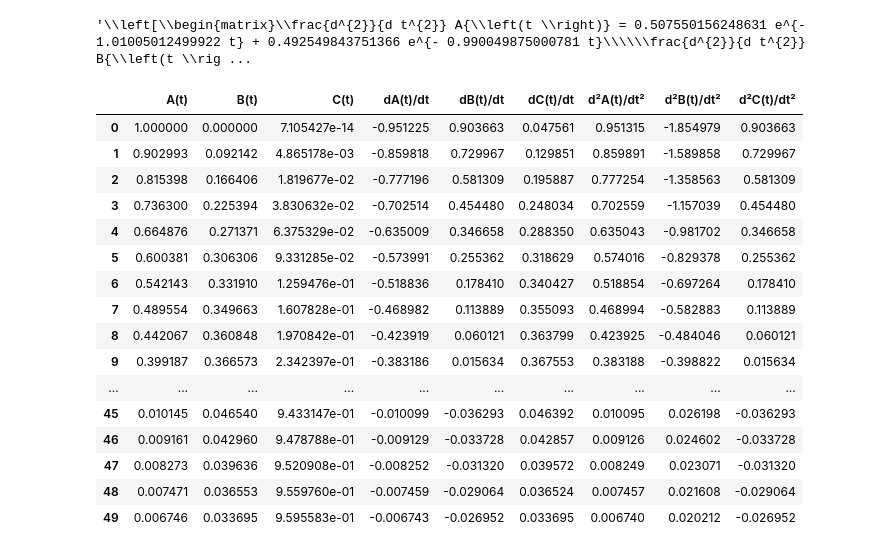
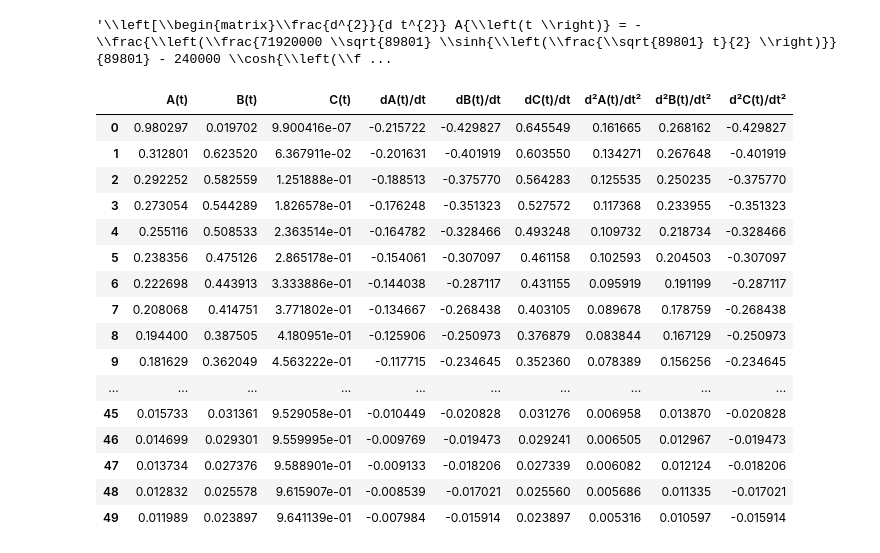
Before and after one commit to AllanKamimura/Pai_ta_ON_python, a Jupyter notebook: 2021_SME0340_ODE.ipynb, the cells around one changed output. Drawn from its saved outputs; the diff is of its cells as text; code cells hidden in the pictures.

Commit message:
Laplace Transform

```diff
--- a/2021_SME0340_ODE.ipynb
+++ b/2021_SME0340_ODE.ipynb
@@ -197,30 +374,39 @@ $\displaystyle \left[\begin{matrix}\frac{d^{2}}{d t^{2}} A{\left(t \right)} = 0.
 # %%
-sympy.latex(ddxh)
+sympy.latex(ddxl)
 # %% [output]
-'\\left[\\begin{matrix}\\frac{d^{2}}{d t^{2}} A{\\left(t \\right)} = 0.507550156248631 e^{- 1.01005012499922 t} + 0.492549843751366 e^{- 0.990049875000781 t}\\\\\\frac{d^{2}}{d t^{2}} B{\\left(t \\rig ...
+'\\left[\\begin{matrix}\\frac{d^{2}}{d t^{2}} A{\\left(t \\right)} = - \\frac{\\left(\\frac{71920000 \\sqrt{89801} \\sinh{\\left(\\frac{\\sqrt{89801} t}{2} \\right)}}{89801} - 240000 \\cosh{\\left(\\f ...
 # %%
 #@title ## Todos os valores { run: "auto", form-width: "20%", display-mode: "form" }
 
+#@markdown ---
+#@markdown ### Escolha o Método
+metodo = "laplace" #@param ["autovetor", "laplace"]
+
 import pandas as pd
+if metodo == "autovetor":
+    show = pd.concat([df,ddf,dddf], axis = 1)
 
-pd.concat([df,ddf,dddf], axis = 1)
+if metodo == "laplace":
+    show = pd.concat([df2,ddf2,dddf2], axis = 1)
+
+show
 # %% [output]
 |  | A(t) | B(t) | C(t) | dA(t)/dt | dB(t)/dt | dC(t)/dt | d²A(t)/dt² | d²B(t)/dt² | d²C(t)/dt² |
-| 0 | 1.000000 | 0.000000 | 7.105427e-14 | -0.951225 | 0.903663 | 0.047561 | 0.951315 | -1.854979 | 0.903663 |
-| 1 | 0.902993 | 0.092142 | 4.865178e-03 | -0.859818 | 0.729967 | 0.129851 | 0.859891 | -1.589858 | 0.729967 |
-| 2 | 0.815398 | 0.166406 | 1.819677e-02 | -0.777196 | 0.581309 | 0.195887 | 0.777254 | -1.358563 | 0.581309 |
-| 3 | 0.736300 | 0.225394 | 3.830632e-02 | -0.702514 | 0.454480 | 0.248034 | 0.702559 | -1.157039 | 0.454480 |
-| 4 | 0.664876 | 0.271371 | 6.375329e-02 | -0.635009 | 0.346658 | 0.288350 | 0.635043 | -0.981702 | 0.346658 |
-| 5 | 0.600381 | 0.306306 | 9.331285e-02 | -0.573991 | 0.255362 | 0.318629 | 0.574016 | -0.829378 | 0.255362 |
-| 6 | 0.542143 | 0.331910 | 1.259476e-01 | -0.518836 | 0.178410 | 0.340427 | 0.518854 | -0.697264 | 0.178410 |
-| 7 | 0.489554 | 0.349663 | 1.607828e-01 | -0.468982 | 0.113889 | 0.355093 | 0.468994 | -0.582883 | 0.113889 |
-| 8 | 0.442067 | 0.360848 | 1.970842e-01 | -0.423919 | 0.060121 | 0.363799 | 0.423925 | -0.484046 | 0.060121 |
-| 9 | 0.399187 | 0.366573 | 2.342397e-01 | -0.383186 | 0.015634 | 0.367553 | 0.383188 | -0.398822 | 0.015634 |
+| 0 | 0.980297 | 0.019702 | 9.900416e-07 | -0.215722 | -0.429827 | 0.645549 | 0.161665 | 0.268162 | -0.429827 |
+| 1 | 0.312801 | 0.623520 | 6.367911e-02 | -0.201631 | -0.401919 | 0.603550 | 0.134271 | 0.267648 | -0.401919 |
+| 2 | 0.292252 | 0.582559 | 1.251888e-01 | -0.188513 | -0.375770 | 0.564283 | 0.125535 | 0.250235 | -0.375770 |
+| 3 | 0.273054 | 0.544289 | 1.826578e-01 | -0.176248 | -0.351323 | 0.527572 | 0.117368 | 0.233955 | -0.351323 |
+| 4 | 0.255116 | 0.508533 | 2.363514e-01 | -0.164782 | -0.328466 | 0.493248 | 0.109732 | 0.218734 | -0.328466 |
+| 5 | 0.238356 | 0.475126 | 2.865178e-01 | -0.154061 | -0.307097 | 0.461158 | 0.102593 | 0.204503 | -0.307097 |
+| 6 | 0.222698 | 0.443913 | 3.333886e-01 | -0.144038 | -0.287117 | 0.431155 | 0.095919 | 0.191199 | -0.287117 |
+| 7 | 0.208068 | 0.414751 | 3.771802e-01 | -0.134667 | -0.268438 | 0.403105 | 0.089678 | 0.178759 | -0.268438 |
+| 8 | 0.194400 | 0.387505 | 4.180951e-01 | -0.125906 | -0.250973 | 0.376879 | 0.083844 | 0.167129 | -0.250973 |
+| 9 | 0.181629 | 0.362049 | 4.563222e-01 | -0.117715 | -0.234645 | 0.352360 | 0.078389 | 0.156256 | -0.234645 |
 | ... | ... | ... | ... | ... | ... | ... | ... | ... | ... |
-| 45 | 0.010145 | 0.046540 | 9.433147e-01 | -0.010099 | -0.036293 | 0.046392 | 0.010095 | 0.026198 | -0.036293 |
-| 46 | 0.009161 | 0.042960 | 9.478788e-01 | -0.009129 | -0.033728 | 0.042857 | 0.009126 | 0.024602 | -0.033728 |
-| 47 | 0.008273 | 0.039636 | 9.520908e-01 | -0.008252 | -0.031320 | 0.039572 | 0.008249 | 0.023071 | -0.031320 |
-| 48 | 0.007471 | 0.036553 | 9.559760e-01 | -0.007459 | -0.029064 | 0.036524 | 0.007457 | 0.021608 | -0.029064 |
-| 49 | 0.006746 | 0.033695 | 9.595583e-01 | -0.006743 | -0.026952 | 0.033695 | 0.006740 | 0.020212 | -0.026952 |
+| 45 | 0.015733 | 0.031361 | 9.529058e-01 | -0.010449 | -0.020828 | 0.031276 | 0.006958 | 0.013870 | -0.020828 |
+| 46 | 0.014699 | 0.029301 | 9.559995e-01 | -0.009769 | -0.019473 | 0.029241 | 0.006505 | 0.012967 | -0.019473 |
+| 47 | 0.013734 | 0.027376 | 9.588901e-01 | -0.009133 | -0.018206 | 0.027339 | 0.006082 | 0.012124 | -0.018206 |
+| 48 | 0.012832 | 0.025578 | 9.615907e-01 | -0.008539 | -0.017021 | 0.025560 | 0.005686 | 0.011335 | -0.017021 |
+| 49 | 0.011989 | 0.023897 | 9.641139e-01 | -0.007984 | -0.015914 | 0.023897 | 0.005316 | 0.010597 | -0.015914 |
 # %%
 #@title ## Parametros da Reação e Condições iniciais { run: "auto", form-width: "20%", display-mode: "form" }
```
Also changed, not shown: parts of 8 cells of this notebook.
